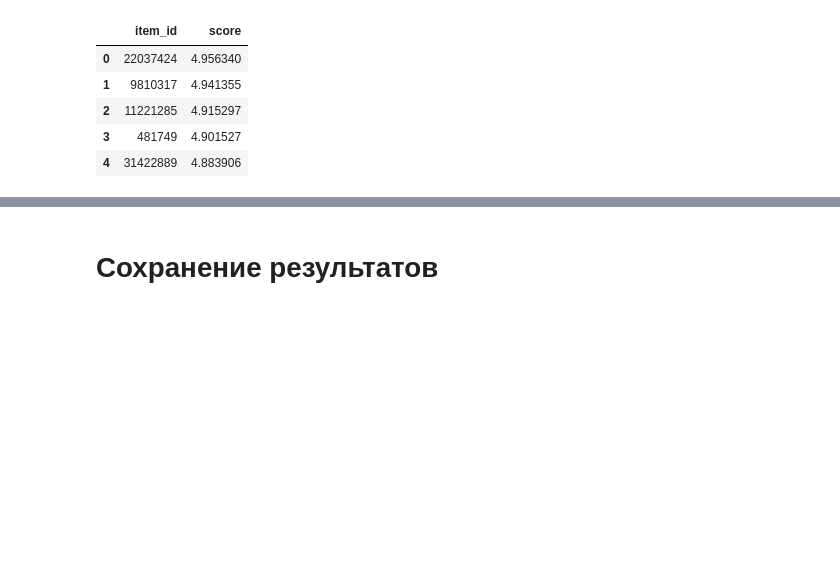
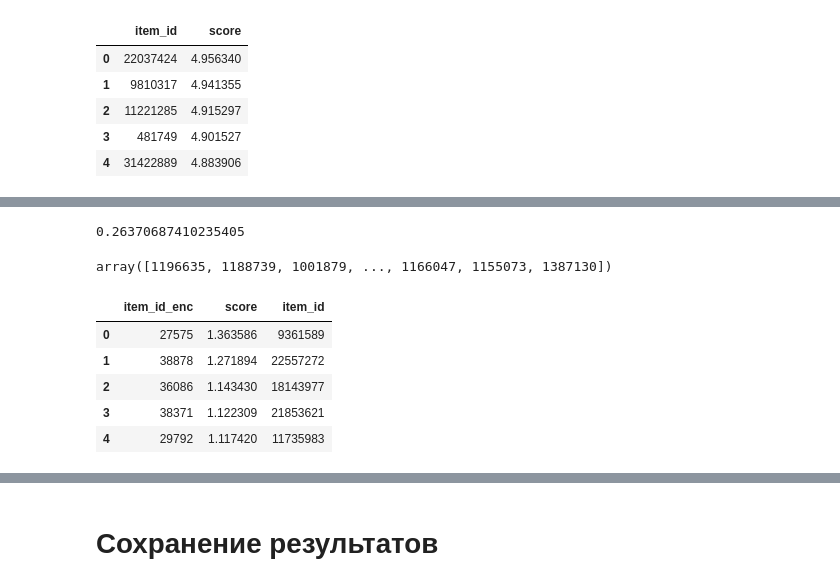
Before and after one commit to Jonzzi/mle-recsys-start, a Jupyter notebook: preprocessing.ipynb, the cells around one changed output, grey strips where cells are left out. Drawn from its saved outputs; the diff is of its cells as text; code cells hidden in the pictures; blank space fills up the shorter version.

```diff
--- a/preprocessing.ipynb
+++ b/preprocessing.ipynb
@@ -845,0 +900,6 @@ user_id: 1169023
+# %%
+# создаём sparse-матрицу формата CSR
+user_item_matrix_train = scipy.sparse.csr_matrix((
+    events_train["rating"],
+    (events_train['user_id_enc'], events_train['item_id_enc'])),
+    dtype=np.int8)
@@ -845,0 +914,44 @@ user_id: 1169023
+# %%
+import sys
+
+sum([sys.getsizeof(i) for i in user_item_matrix_train.data])/1024**3
+# %% [output]
+0.26370687410235405
+# %%
+from implicit.als import AlternatingLeastSquares
+
+als_model = AlternatingLeastSquares(factors=50, iterations=50, regularization=0.05, random_state=0)
+als_model.fit(user_item_matrix_train)
+# %%
+def get_recommendations_als(user_item_matrix, model, user_id, user_encoder, item_encoder, include_seen=True, n=5):
+    """
+    Возвращает отранжированные рекомендации для заданного пользователя
+    """
+    user_id_enc = user_encoder.transform([user_id])[0]
+    recommendations = model.recommend(
+         user_id_enc,
+         user_item_matrix[user_id_enc],
+         filter_already_liked_items=not include_seen,
+         N=n)
+    recommendations = pd.DataFrame({"item_id_enc": recommendations[0], "score": recommendations[1]})
+    recommendations["item_id"] = item_encoder.inverse_transform(recommendations["item_id_enc"])
+
+    return recommendations
+# %%
+user_item_matrix_test = scipy.sparse.csr_matrix((
+    events_test["rating"],
+    (events_test['user_id_enc'], events_test['item_id_enc'])),
+    dtype=np.int8)
+# %%
+events_test['user_id'].unique()
+# %% [output]
+array([1196635, 1188739, 1001879, ..., 1166047, 1155073, 1387130])
+# %%
+get_recommendations_als(user_item_matrix=user_item_matrix_test, model=als_model, user_id=1196635, user_encoder=user_encoder, item_encoder=item_encoder, include_seen=True, n=5)
+# %% [output]
+|  | item_id_enc | score | item_id |
+| 0 | 27575 | 1.363586 | 9361589 |
+| 1 | 38878 | 1.271894 | 22557272 |
+| 2 | 36086 | 1.143430 | 18143977 |
+| 3 | 38371 | 1.122309 | 21853621 |
+| 4 | 29792 | 1.117420 | 11735983 |
```
Also changed, not shown: parts of 49 cells of this notebook.
